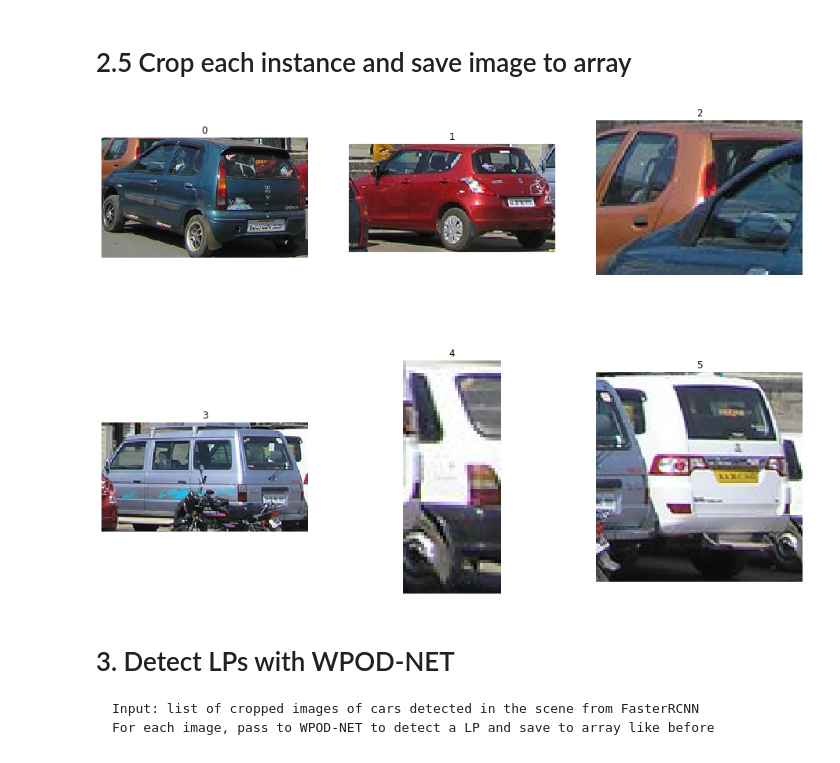
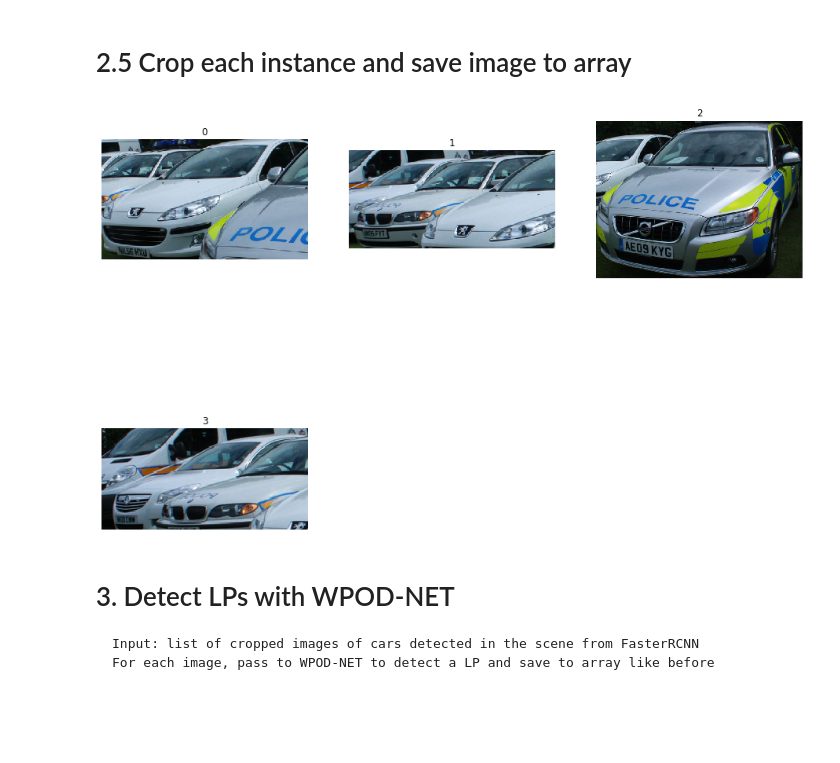
Before and after one commit to jwillow19/license-plate-detection-recognition, a Jupyter notebook: pipeline/Pipeline.ipynb, the cells around one changed output. Cells and saved outputs as stored; diff of their text form; code cells hidden in the pictures; blank space fills up the shorter version.

````diff
--- a/pipeline/Pipeline.ipynb
+++ b/pipeline/Pipeline.ipynb
@@ -368,13 +370,11 @@ def detect_lp_chars(crop_characters):
 input_path = glob.glob('../car_detection/test/Car/*.jpg')
 print('Found %i images...'%(len(input_path)))
 
-input_path[126]
-
 fig = plt.figure(figsize=(12,10))
 plt.axis(False)
-im = cv2.imread(input_path[126])
-im = cv2.cvtColor(im, cv2.COLOR_BGR2RGB)
-plt.imshow(im)
-plt.savefig('../img/scene_demo')
+original = cv2.imread(input_path[1])
+original = cv2.cvtColor(original, cv2.COLOR_BGR2RGB)
+plt.imshow(original)
+# plt.savefig('../img/scene_demo')
 # %% [output]
 Found 136 images...
@@ -385,14 +386,14 @@ Found 136 images...
 # Model configuration and Default Pre
 cfg, predictor = cfg_detectron()
 # Predict image
-outputs = predictor(im)
-carInstance, cars_list = prune_class(outputs)
+outputs = predictor(original)
+carInstance, _ = prune_class(outputs)
 
 # We can use `Visualizer` to draw the predictions on the image.
-v = Visualizer(im[:, :, ::-1], MetadataCatalog.get(cfg.DATASETS.TRAIN[0]), scale=1.2)
+v = Visualizer(original[:, :, ::-1], MetadataCatalog.get(cfg.DATASETS.TRAIN[0]), scale=1.2)
 v = v.draw_instance_predictions(carInstance["instances"].to("cpu"))
 fig = plt.figure(figsize=(12,10))
 plt.imshow(v.get_image()[:, :, ::-1])
-plt.savefig('../img/detect_scene_demo')
+# plt.savefig('../img/detect_scene_demo')
 # cv2.imwrite('carPredictEx.jpg', v.get_image()[:, :, ::-1])
 # %% [output]
@@ -404,38 +406,39 @@ def extract_cars(output_instance, image):
     '''
     Input: Original image (Input for FasterRCNN) and predicted output class Instance
     Output: A list of dictionary of (key:id, val:cropped images of detected car)
     '''
     bboxes = output_instance['instances'].pred_boxes
 
     cars = []
 
     for ind, instance in enumerate(bboxes.tensor.tolist()):
         # pretty elegant eh? Round each coordinate to int and destructure
         x, y, w, h = [round(num) for num in instance]
         # Crop car instance and save to array
-        cropped_im = im[y:h, x:w]
+        cropped_im = image[y:h, x:w]
         car = {
             'id': ind,
-            'image': cropped_im
+            'image': cropped_im,
+            'car_bbox': [x, y, w, h]
         }
         cars.append(car)
 
     return cars
 
-cars = extract_cars(carInstance, im)
+cars = extract_cars(carInstance, original)
 
 # Plot each detect car from predicted output
 fig = plt.figure(figsize=(16,12))
 grid = gridspec.GridSpec(ncols=3,nrows=2,figure=fig)
 
 for ind, car in enumerate(cars):
     fig.add_subplot(grid[ind])
     plt.axis(False)
     plt.title(car['id'])
     plt.imshow(car["image"])
-plt.savefig('../img/crop_car_scene_demo')
+# plt.savefig('../img/crop_car_scene_demo')
 # %% [output]
-[figure, old version]
+[figure, new version]
 # %% [markdown]
 # 3. Detect LPs with WPOD-NET
 ```
````
Also changed, not shown: parts of 14 cells of this notebook.
